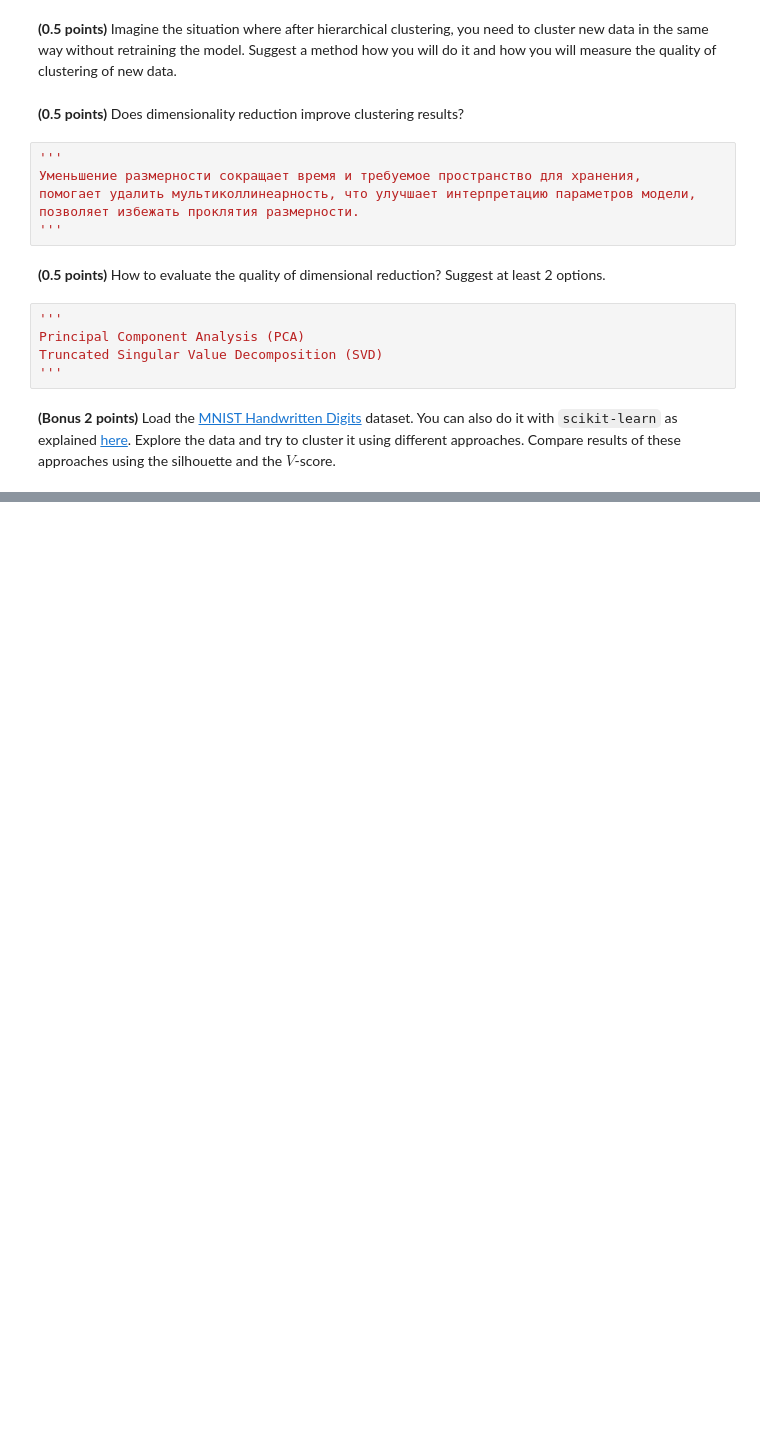
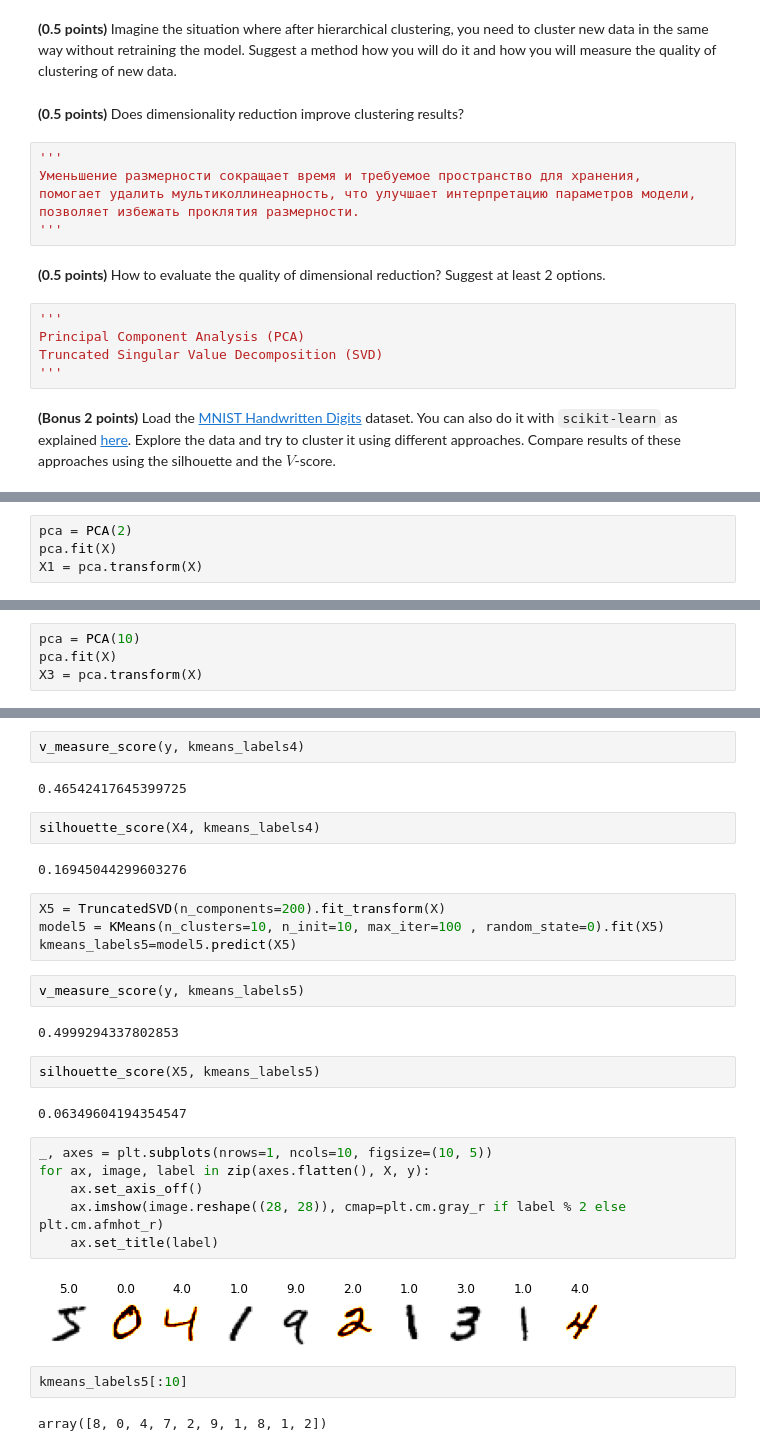
Before and after one commit to Anetta314159/8_clustering, a Jupyter notebook: clustering.ipynb, the cells around one changed output, grey strips where cells are left out. Cells and saved outputs as stored; diff of their text form; blank space fills up the shorter version.

```diff
--- a/clustering.ipynb
+++ b/clustering.ipynb
@@ -425,0 +469,4 @@ Truncated Singular Value Decomposition (SVD)
+# %%
+pca = PCA(2)
+pca.fit(X)
+X1 = pca.transform(X)
@@ -425,0 +510,4 @@ Truncated Singular Value Decomposition (SVD)
+# %%
+pca = PCA(10)
+pca.fit(X)
+X3 = pca.transform(X)
@@ -425,0 +530,32 @@ Truncated Singular Value Decomposition (SVD)
+# %%
+v_measure_score(y, kmeans_labels4)
+# %% [output]
+0.46542417645399725
+# %%
+silhouette_score(X4, kmeans_labels4)
+# %% [output]
+0.16945044299603276
+# %%
+X5 = TruncatedSVD(n_components=200).fit_transform(X)
+model5 = KMeans(n_clusters=10, n_init=10, max_iter=100 , random_state=0).fit(X5)
+kmeans_labels5=model5.predict(X5)
+# %%
+v_measure_score(y, kmeans_labels5)
+# %% [output]
+0.4999294337802853
+# %%
+silhouette_score(X5, kmeans_labels5)
+# %% [output]
+0.06349604194354547
+# %%
+_, axes = plt.subplots(nrows=1, ncols=10, figsize=(10, 5))
+for ax, image, label in zip(axes.flatten(), X, y):
+    ax.set_axis_off()
+    ax.imshow(image.reshape((28, 28)), cmap=plt.cm.gray_r if label % 2 else plt.cm.afmhot_r)
+    ax.set_title(label)
+# %% [output]
+[figure, added]
+# %%
+kmeans_labels5[:10]
+# %% [output]
+array([8, 0, 4, 7, 2, 9, 1, 8, 1, 2])
```
Also changed, not shown: parts of 25 cells of this notebook.
